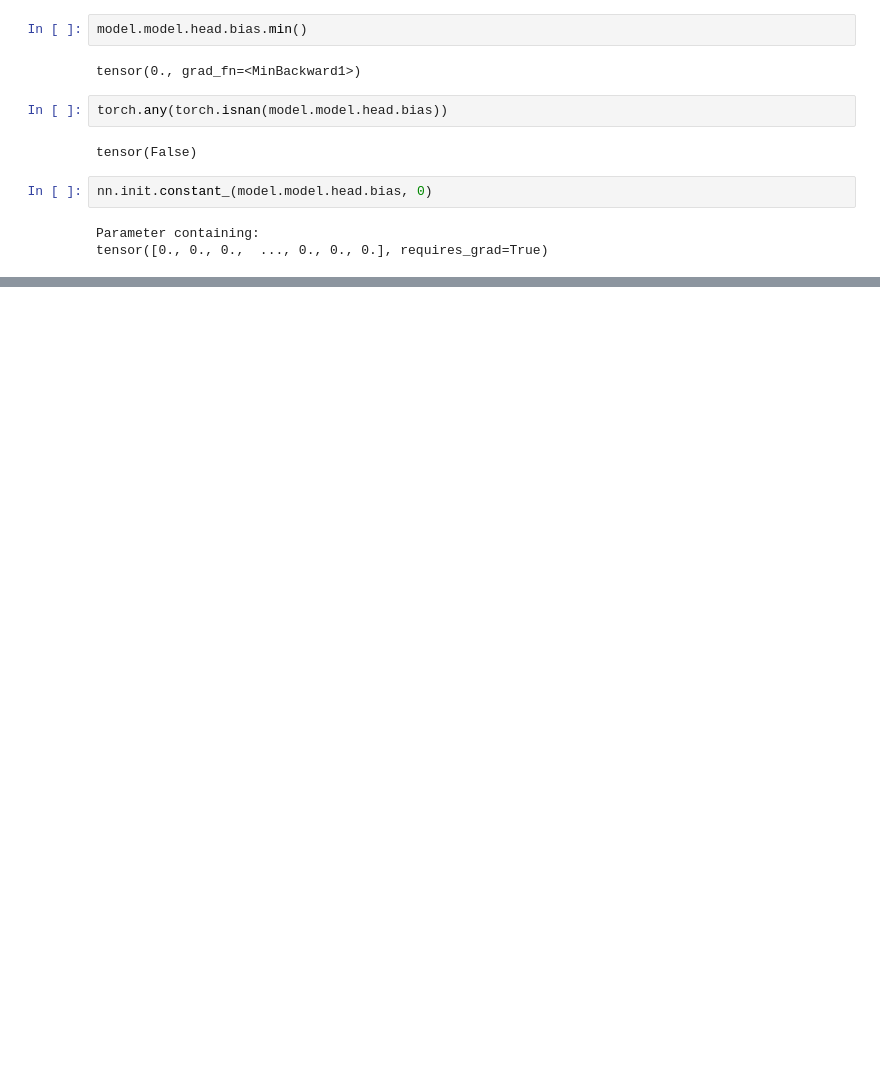
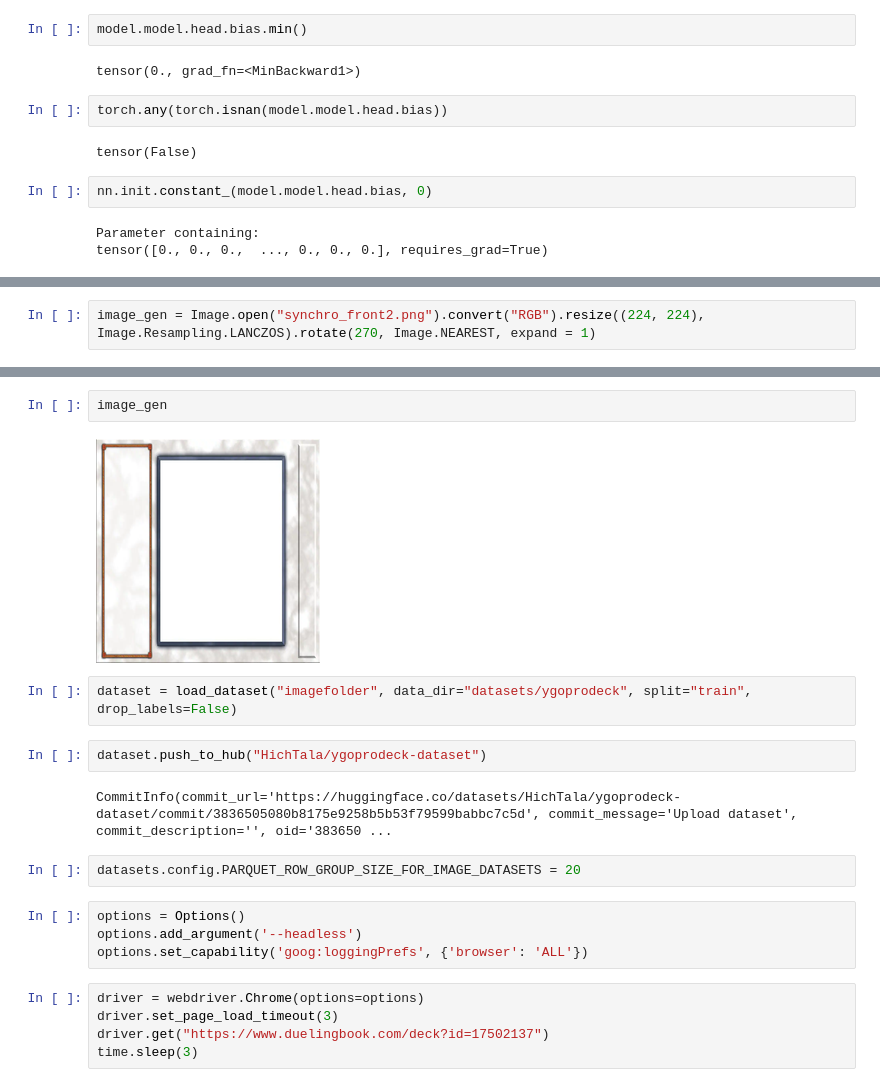
Before and after one commit to HichTala/yugioh-card-classification, a Jupyter notebook: playground.ipynb, the cells around one changed output, grey strips where cells are left out. Saved outputs shown, nothing was run; the diff lists cells and outputs as text; blank space fills up the shorter version.

```diff
--- a/playground.ipynb
+++ b/playground.ipynb
@@ -568,0 +620,2 @@ tensor([0., 0., 0.,  ..., 0., 0., 0.], requires_grad=True)
+# %%
+image_gen = Image.open("synchro_front2.png").convert("RGB").resize((224, 224), Image.Resampling.LANCZOS).rotate(270, Image.NEAREST, expand = 1)
@@ -568,0 +640,21 @@ tensor([0., 0., 0.,  ..., 0., 0., 0.], requires_grad=True)
+# %%
+image_gen
+# %% [output]
+[figure, added]
+# %%
+dataset = load_dataset("imagefolder", data_dir="datasets/ygoprodeck", split="train", drop_labels=False)
+# %%
+dataset.push_to_hub("HichTala/ygoprodeck-dataset")
+# %% [output]
+CommitInfo(commit_url='https://huggingface.co/datasets/HichTala/ygoprodeck-dataset/commit/3836505080b8175e9258b5b53f79599babbc7c5d', commit_message='Upload dataset', commit_description='', oid='383650 ...
+# %%
+datasets.config.PARQUET_ROW_GROUP_SIZE_FOR_IMAGE_DATASETS = 20
+# %%
+options = Options()
+options.add_argument('--headless')
+options.set_capability('goog:loggingPrefs', {'browser': 'ALL'})
+# %%
+driver = webdriver.Chrome(options=options)
+driver.set_page_load_timeout(3)
+driver.get("https://www.duelingbook.com/deck?id=17502137")
+time.sleep(3)
```
Also changed, not shown: parts of 42 cells of this notebook, 4 other files.
